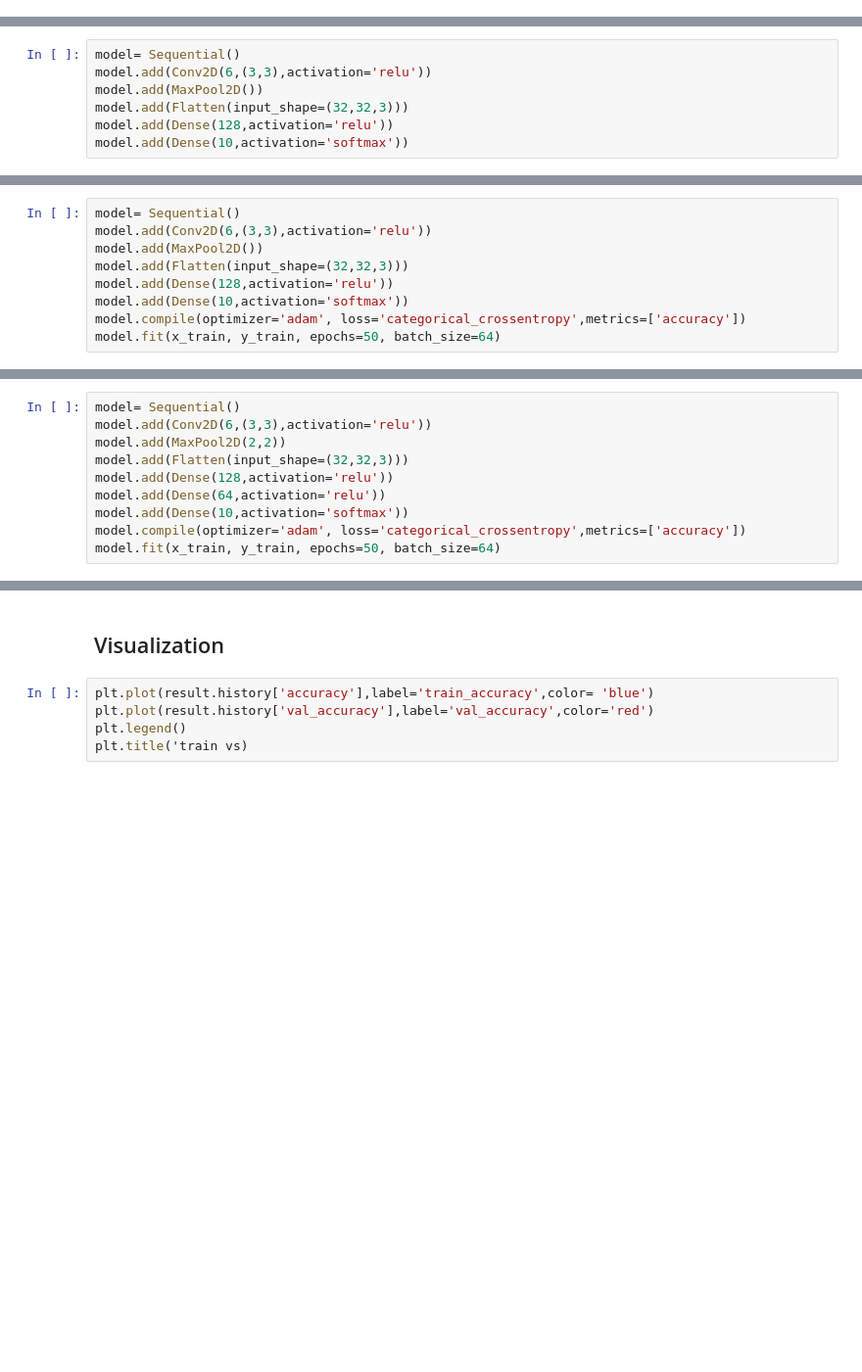
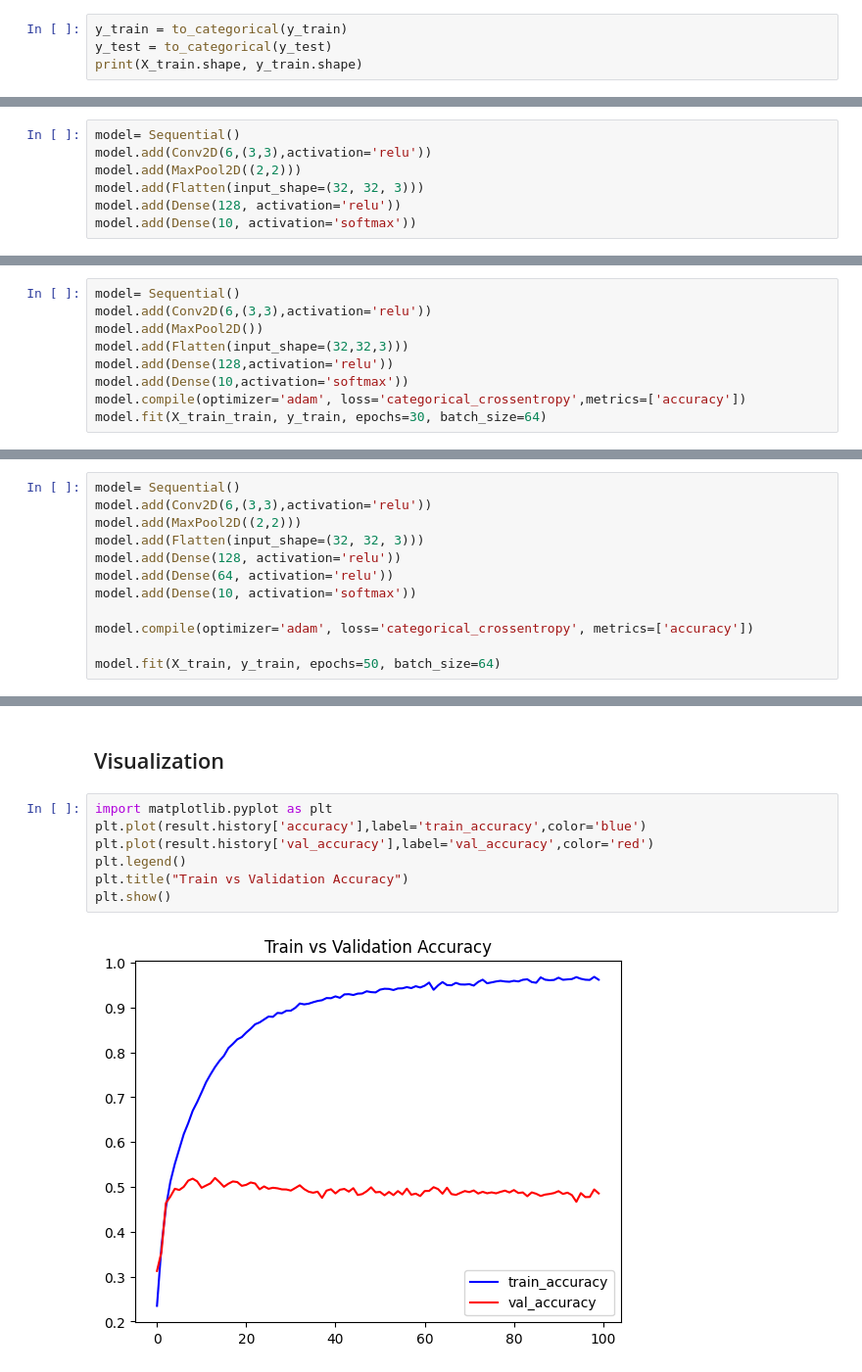
Before and after one commit to Ar2306/linear, a Jupyter notebook: cifar_cnn_keras.ipynb, the cells around one changed output, grey strips where cells are left out. Shown at 98% size. Drawn from its saved outputs; the diff is of its cells as text; blank space fills up the shorter version.

```diff
--- a/cifar_cnn_keras.ipynb
+++ b/cifar_cnn_keras.ipynb
@@ -27,0 +14,4 @@ print(x_train.shape)
+# %%
+y_train = to_categorical(y_train)
+y_test = to_categorical(y_test)
+print(X_train.shape, y_train.shape)
@@ -30,10 +22,10 @@ print(x_train.shape)
 # %%
 model= Sequential()
 model.add(Conv2D(6,(3,3),activation='relu'))
-model.add(MaxPool2D())
-model.add(Flatten(input_shape=(32,32,3)))
-model.add(Dense(128,activation='relu'))
-model.add(Dense(10,activation='softmax'))
+model.add(MaxPool2D((2,2)))
+model.add(Flatten(input_shape=(32, 32, 3)))
+model.add(Dense(128, activation='relu'))
+model.add(Dense(10, activation='softmax'))
 # %% [markdown]
 ## compile
 # %%
@@ -82,5 +55,5 @@ model.add(Flatten(input_shape=(32,32,3)))
 model.add(Dense(128,activation='relu'))
 model.add(Dense(10,activation='softmax'))
 model.compile(optimizer='adam', loss='categorical_crossentropy',metrics=['accuracy'])
-model.fit(x_train, y_train, epochs=50, batch_size=64)
+model.fit(X_train_train, y_train, epochs=30, batch_size=64)
 # %% [output]
@@ -107,13 +63,15 @@ Epoch 50/50
 # %%
 model= Sequential()
 model.add(Conv2D(6,(3,3),activation='relu'))
-model.add(MaxPool2D(2,2))
-model.add(Flatten(input_shape=(32,32,3)))
-model.add(Dense(128,activation='relu'))
-model.add(Dense(64,activation='relu'))
-model.add(Dense(10,activation='softmax'))
-model.compile(optimizer='adam', loss='categorical_crossentropy',metrics=['accuracy'])
-model.fit(x_train, y_train, epochs=50, batch_size=64)
+model.add(MaxPool2D((2,2)))
+model.add(Flatten(input_shape=(32, 32, 3)))
+model.add(Dense(128, activation='relu'))
+model.add(Dense(64, activation='relu'))
+model.add(Dense(10, activation='softmax'))
+
+model.compile(optimizer='adam', loss='categorical_crossentropy', metrics=['accuracy'])
+
+model.fit(X_train, y_train, epochs=50, batch_size=64)
 # %% [output]
 Epoch 1/50
 782/782 ━━━━━━━━━━━━━━━━━━━━ 5s 5ms/step - accuracy: 0.2049 - loss: 13.9932
@@ -154,7 +130,11 @@ print(result.history.items())
 # %% [markdown]
 ## Visualization
 # %%
-plt.plot(result.history['accuracy'],label='train_accuracy',color= 'blue')
+import matplotlib.pyplot as plt
+plt.plot(result.history['accuracy'],label='train_accuracy',color='blue')
 plt.plot(result.history['val_accuracy'],label='val_accuracy',color='red')
 plt.legend()
-plt.title('train vs)
+plt.title("Train vs Validation Accuracy")
+plt.show()
+# %% [output]
+[figure, added]
```
Also changed, not shown: parts of 10 cells of this notebook.
